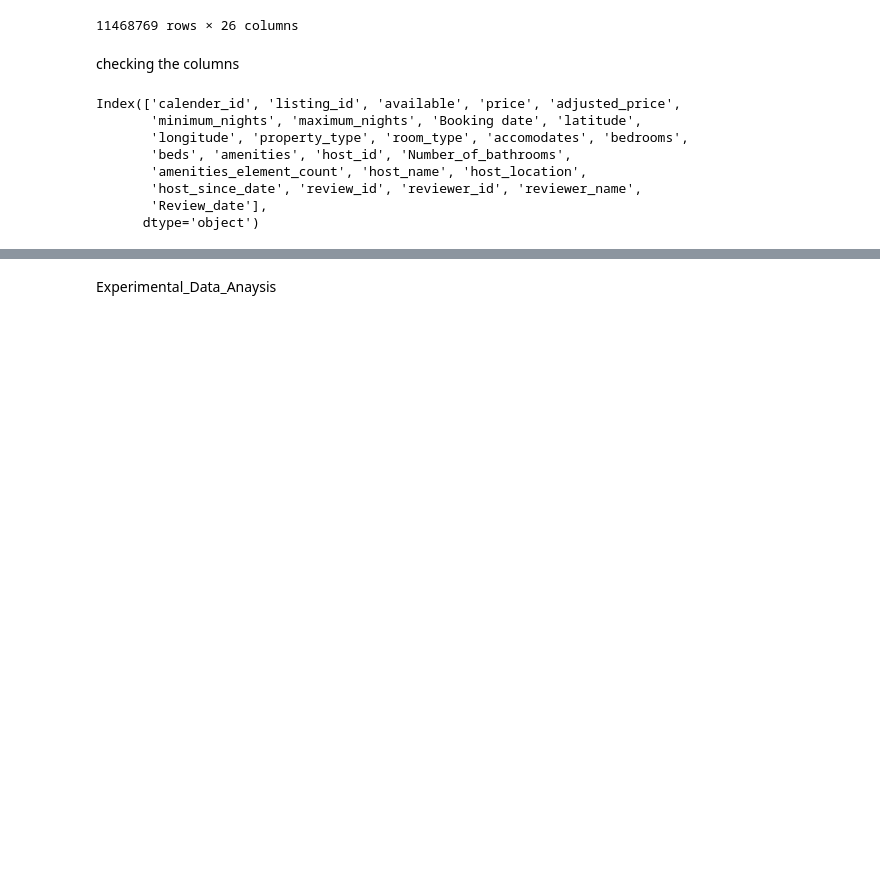
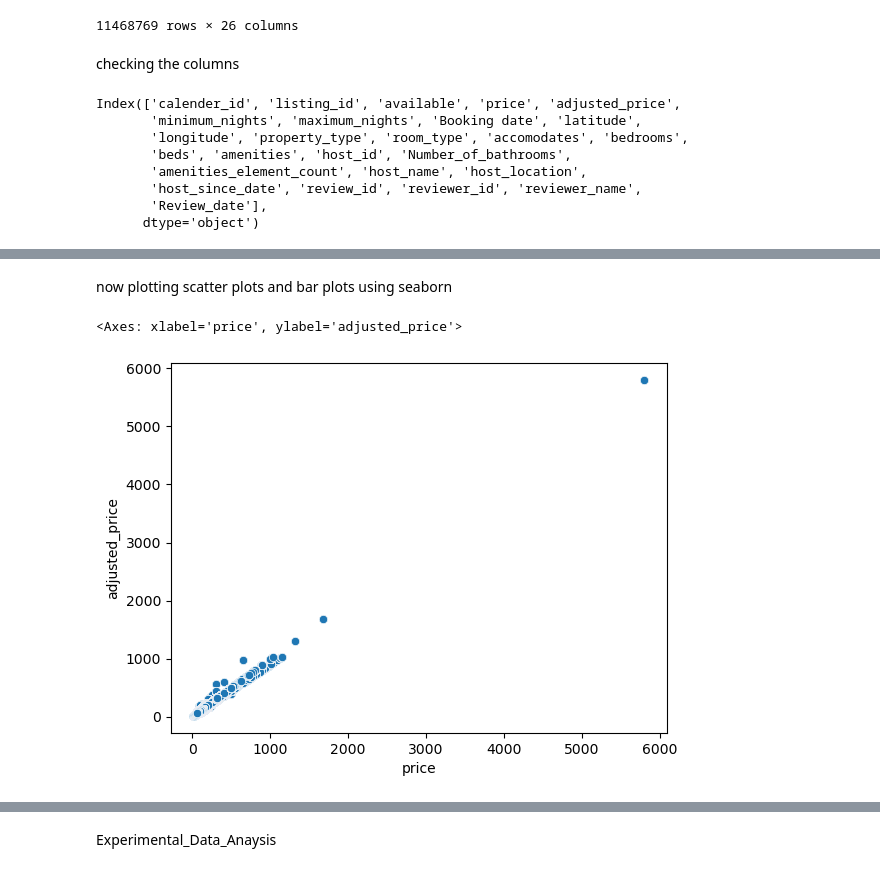
Before and after one commit to siroi97/HV_capstone_airbnb, a Jupyter notebook: Air_BNB_Python_file.ipynb, the cells around one changed output, grey strips where cells are left out. Cells and saved outputs as stored; diff of their text form; code cells hidden in the pictures; blank space fills up the shorter version.

```diff
--- a/Air_BNB_Python_file.ipynb
+++ b/Air_BNB_Python_file.ipynb
@@ -1039,4 +1039,5 @@ Index(['calender_id', 'listing_id', 'available', 'price', 'adjusted_price',
        'Review_date'],
       dtype='object')
 # %%
-df=df.drop(df[['Calendar_id','latitude','longitude','host_id','review_id','']])
+df=df.drop(df[['calender_id','latitude','longitude','host_id','review_id','reviewer_id']],axis=1)
+df
@@ -1042,0 +1058,7 @@ df=df.drop(df[['Calendar_id','latitude','longitude','host_id','review_id','']])
+# %% [markdown]
+now plotting scatter plots  and bar plots using seaborn
+# %%
+sns.scatterplot(data=df,x='price',y='adjusted_price')
+# %% [output]
+<Axes: xlabel='price', ylabel='adjusted_price'>
+[figure, added]
```
Also changed, not shown: parts of 12 cells of this notebook.
